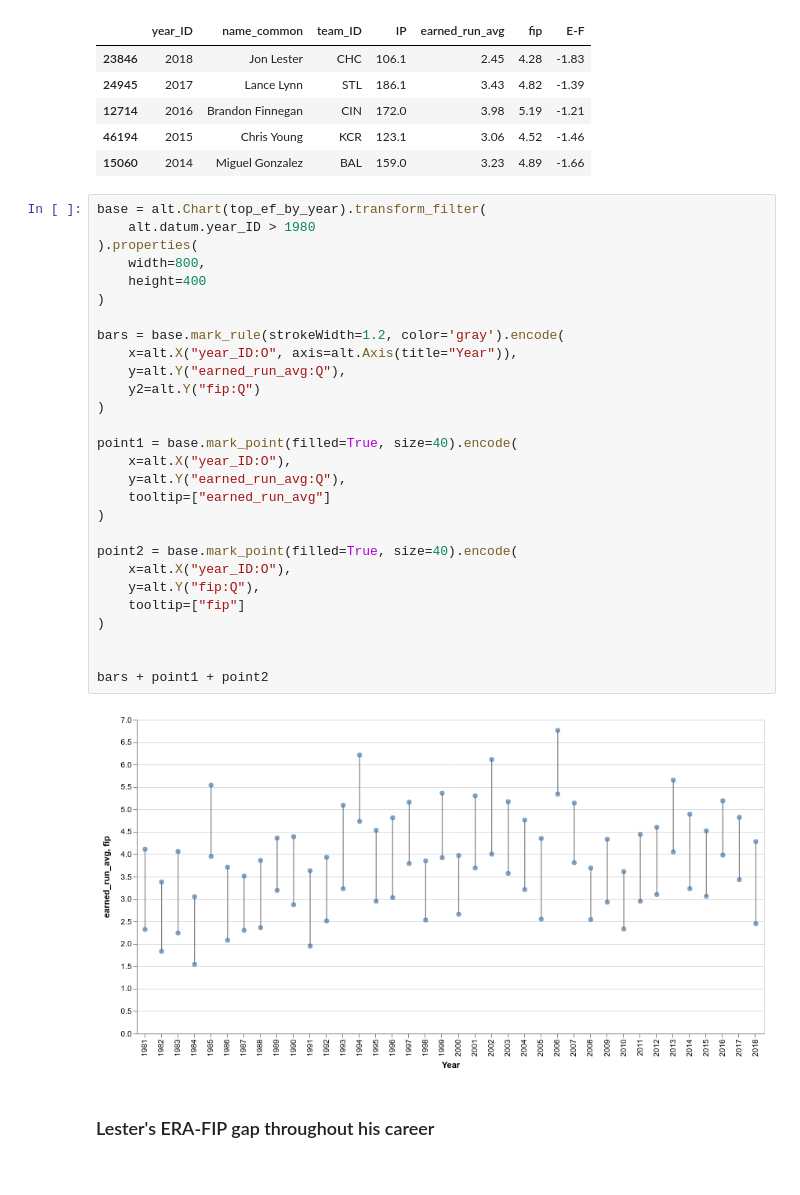
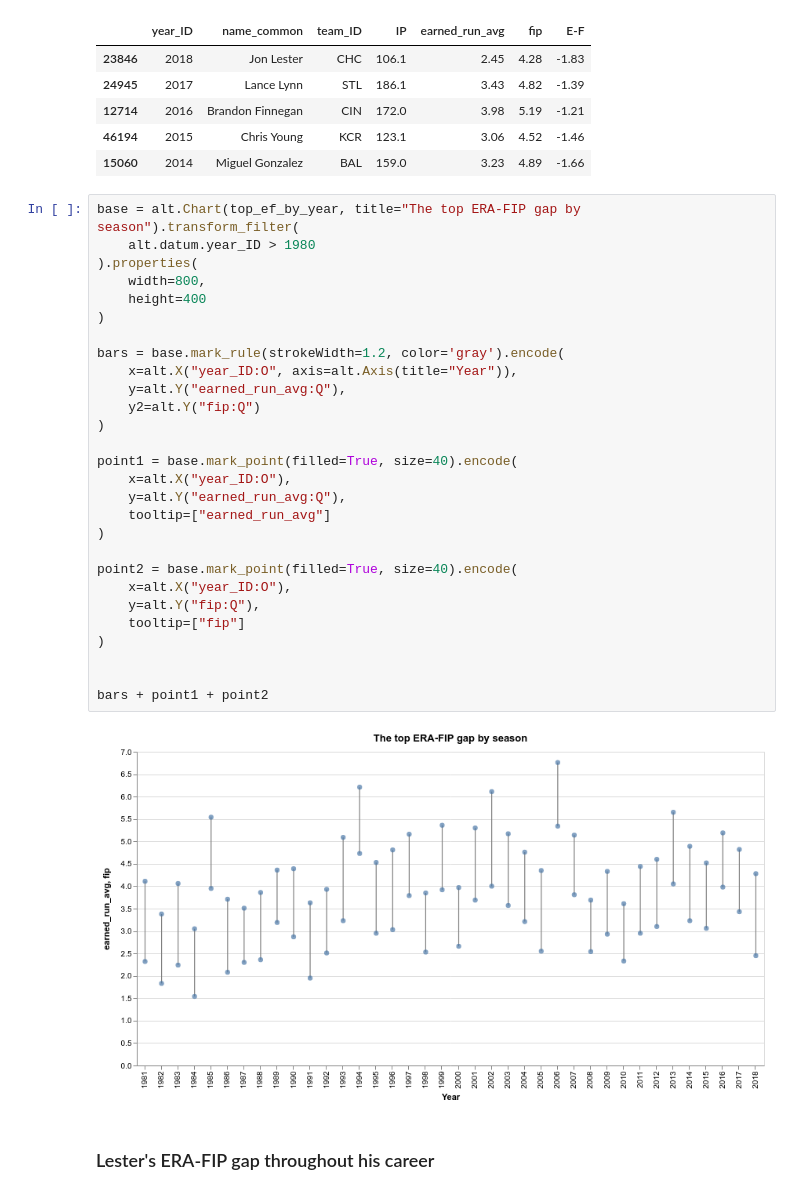
Before and after one commit to palewire/baseball-notebooks, a Jupyter notebook: lester.ipynb, the cells around one changed output. Drawn from its saved outputs; the diff is of its cells as text.

```diff
--- a/lester.ipynb
+++ b/lester.ipynb
@@ -166,35 +205,35 @@ top_ef_by_year.head()
 | 46194 | 2015 | Chris Young | KCR | 123.1 | 3.06 | 4.52 | -1.46 |
 | 15060 | 2014 | Miguel Gonzalez | BAL | 159.0 | 3.23 | 4.89 | -1.66 |
 # %%
-base = alt.Chart(top_ef_by_year).transform_filter(
+base = alt.Chart(top_ef_by_year, title="The top ERA-FIP gap by season").transform_filter(
     alt.datum.year_ID > 1980
 ).properties(
     width=800,
     height=400
 )
 
 bars = base.mark_rule(strokeWidth=1.2, color='gray').encode(
     x=alt.X("year_ID:O", axis=alt.Axis(title="Year")),
     y=alt.Y("earned_run_avg:Q"),
     y2=alt.Y("fip:Q")
 )
 
 point1 = base.mark_point(filled=True, size=40).encode(
     x=alt.X("year_ID:O"),
     y=alt.Y("earned_run_avg:Q"),
     tooltip=["earned_run_avg"]
 )
 
 point2 = base.mark_point(filled=True, size=40).encode(
     x=alt.X("year_ID:O"),
     y=alt.Y("fip:Q"),
     tooltip=["fip"]
 )
 
 
 bars + point1 + point2
 # %% [output]
-[figure, old version]
+[figure, new version]
 # %% [markdown]
 ### Lester's ERA-FIP gap throughout his career
 # %%
```
Also changed, not shown: parts of 3 cells of this notebook.
